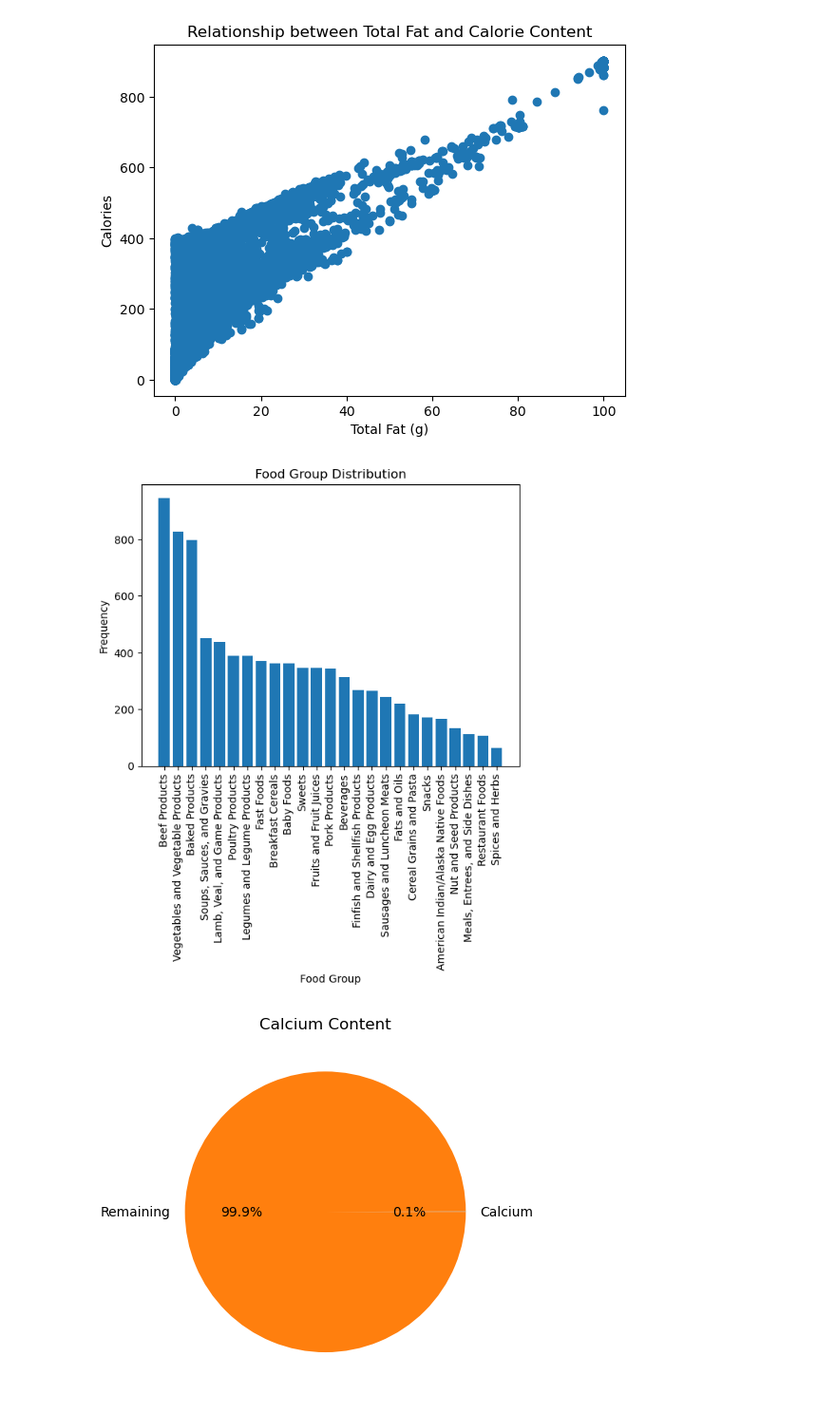
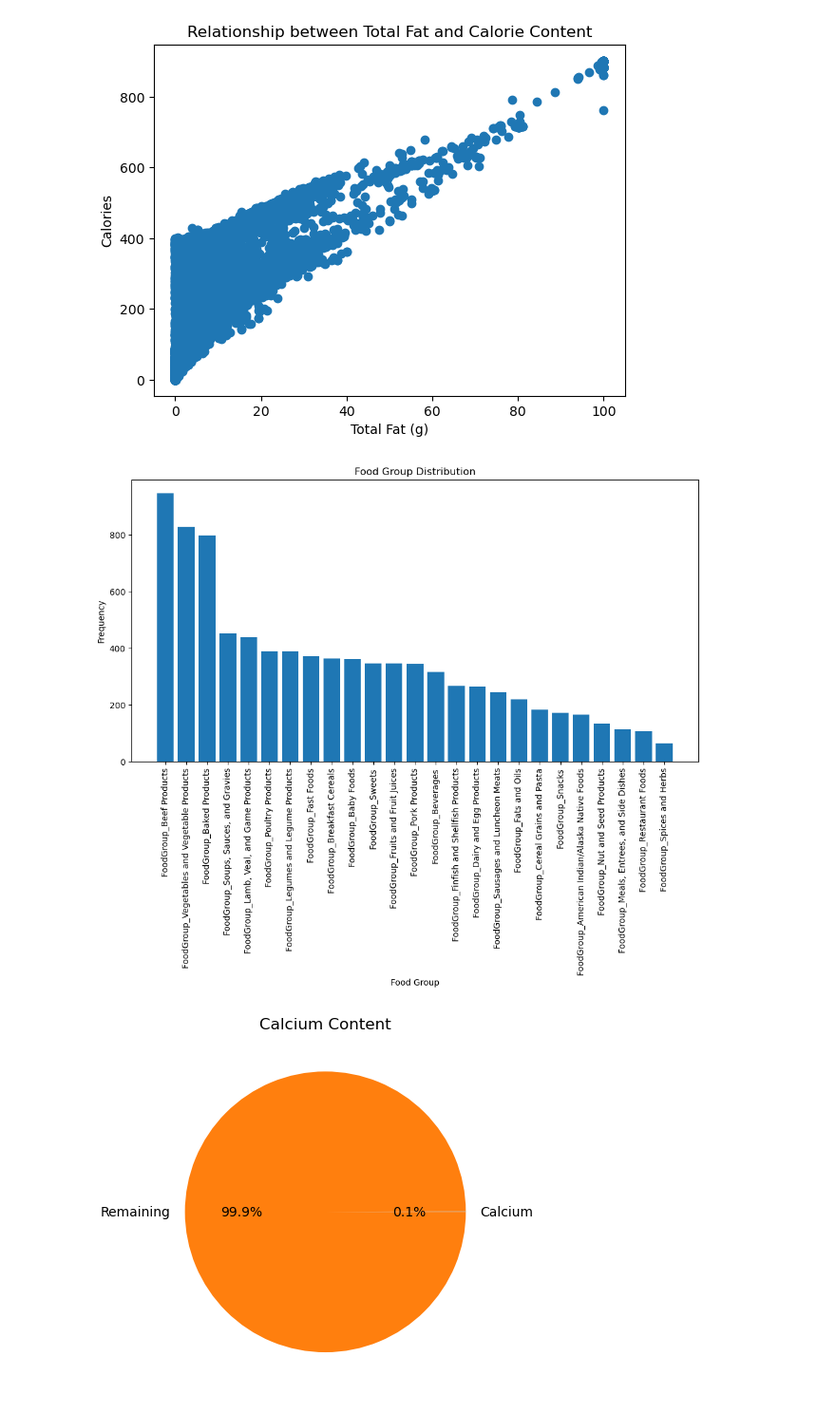
Before and after one commit to HardoModo/Dev10-Capstone, a Jupyter notebook: Janeel/Food_nutrient.ipynb, the cells around one changed output. Shown at 95% size. Drawn from its saved outputs; the diff is of its cells as text; code cells hidden in the pictures.

Commit message:
added/fixed visuals for first cycle

```diff
--- a/Janeel/Food_nutrient.ipynb
+++ b/Janeel/Food_nutrient.ipynb
@@ -190,17 +188,28 @@ plt.show()
 # %% [output]
 [figure]
 # %%
-#food group distribution
+# #food group distribution
 
-food_groups = df['FoodGroup'].value_counts()
+# Counting the frequency of each food group
+food_group_columns = [col for col in df.columns if col.startswith('FoodGroup_')]
+food_groups = df[food_group_columns].sum().sort_values(ascending=False)
+
+# Creating the bar plot
+plt.figure(figsize=(12, 6))
 plt.bar(food_groups.index, food_groups.values)
+
+# Adding labels and title
 plt.xlabel('Food Group')
 plt.ylabel('Frequency')
 plt.title('Food Group Distribution')
+
+# Rotating the x-axis labels for better visibility
 plt.xticks(rotation=90)
+
+# Displaying the plot
 plt.show()
 # %% [output]
-[figure, old version]
+[figure, new version]
 # %%
 calcium = df['Calcium_USRDA'].mean()
 plt.pie([calcium, 100 - calcium], labels=['Calcium', 'Remaining'], autopct='%1.1f%%')
```
Also changed, not shown: parts of 8 cells of this notebook.
